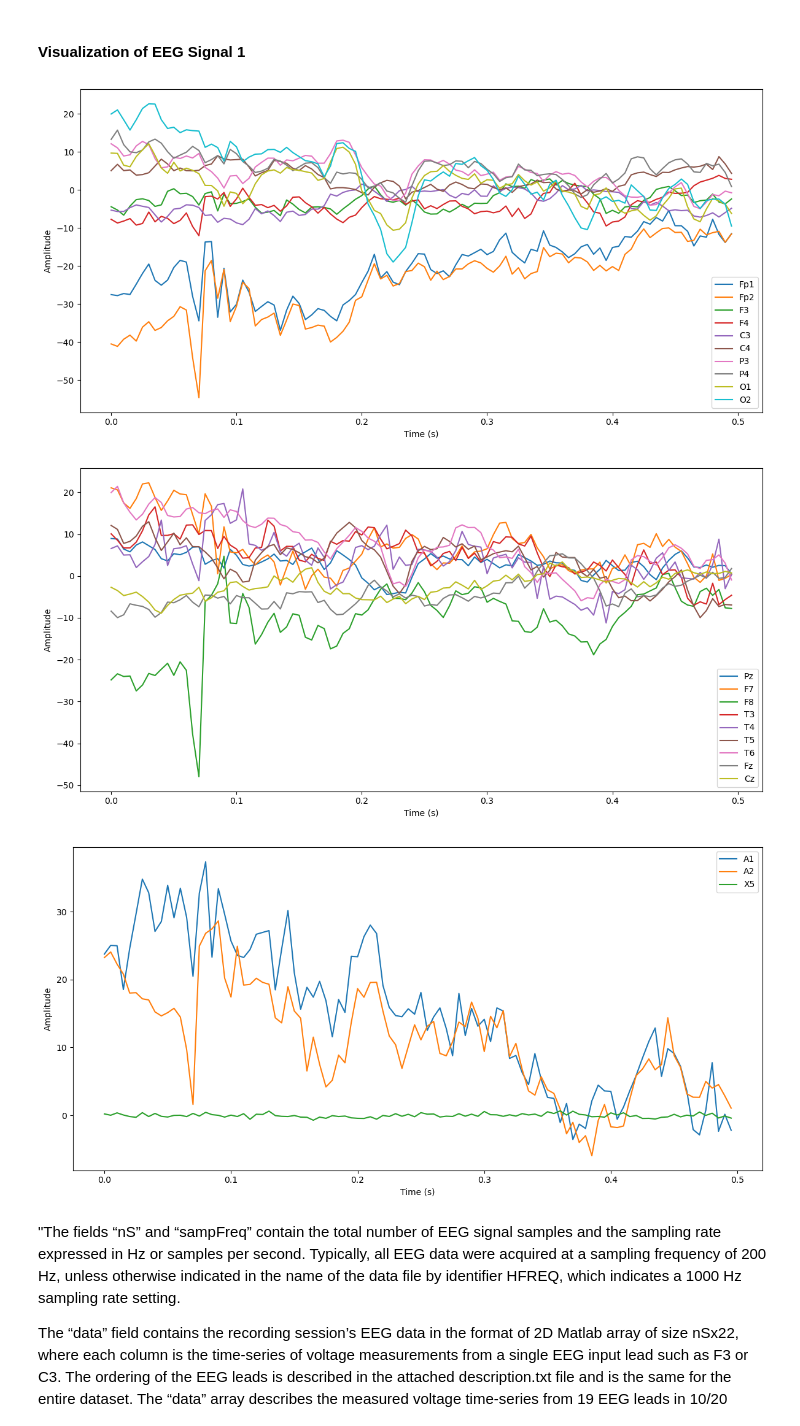
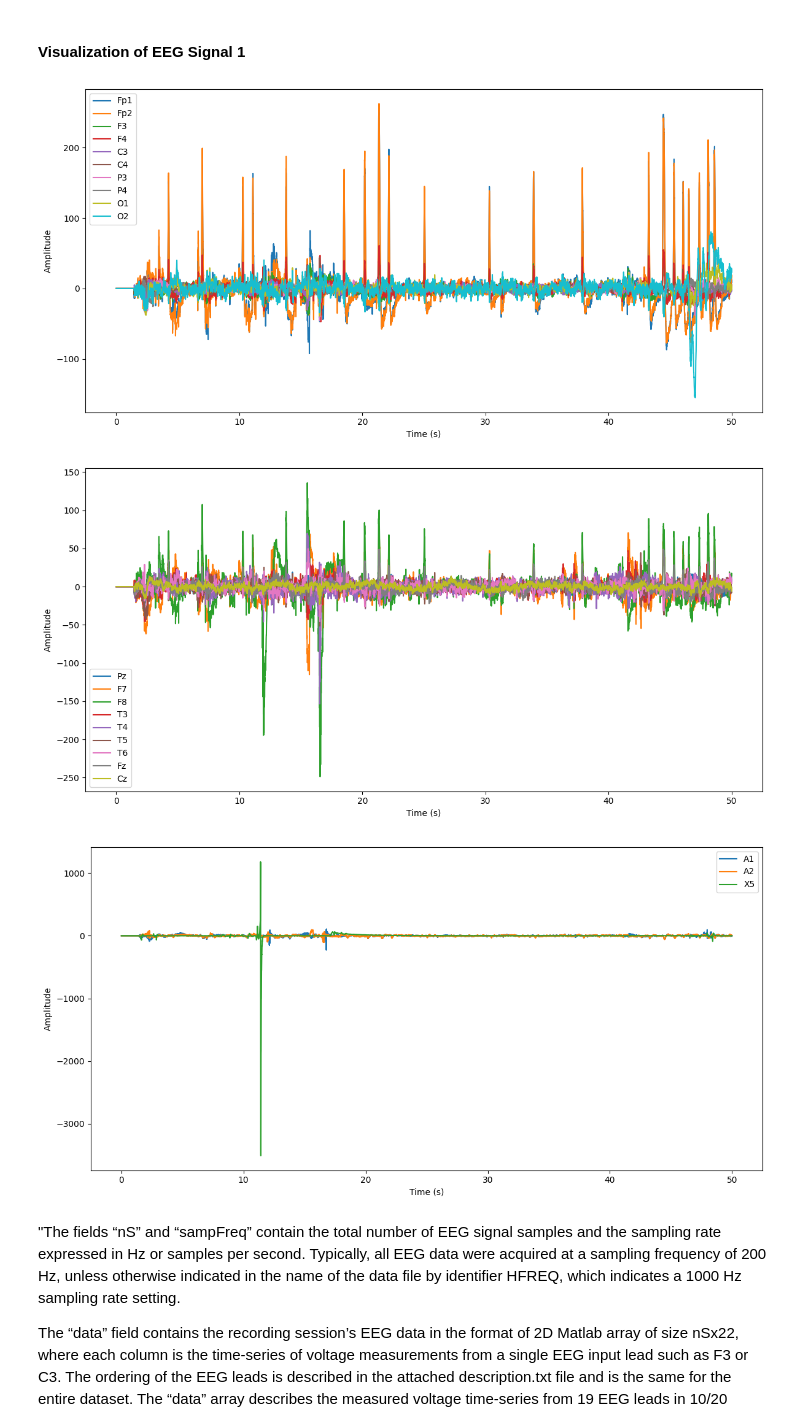
Before and after one commit to eZWALT/ML4HD-Machine-Learning-for-Human-Data, a Jupyter notebook: PROJECT/src/main.ipynb, the cells around one changed output. Saved outputs shown, nothing was run; the diff lists cells and outputs as text; code cells hidden in the pictures.

Commit message:
Covered all kind of signals and improved notebooks, now start EDA, Preprocess and Modelling

```diff
--- a/PROJECT/src/main.ipynb
+++ b/PROJECT/src/main.ipynb
@@ -117,13 +140,13 @@ EEG DATA (first 5 rows):
 # %% [markdown]
 #### Visualization of EEG Signal 1
 # %%
-u.plot_eeg_signals(eeg_data1, first_sample=1000, window_size=100, freq=metadata1["sampling_freq"][0], channels=['Fp1', 'Fp2', 'F3', 'F4', 'C3', 'C4', 'P3', 'P4', 'O1', 'O2'])
-u.plot_eeg_signals(eeg_data1, first_sample=1000, window_size=100, freq=metadata1["sampling_freq"][0], channels=['Pz', 'F7', 'F8', 'T3', 'T4', 'T5', 'T6', 'Fz', 'Cz'])
-u.plot_eeg_signals(eeg_data1, first_sample=1000, window_size=100, freq=metadata1["sampling_freq"][0], channels=['A1', 'A2','X5'])
+u.plot_eeg_signals(eeg_data1, first_sample=0, window_size=10000, freq=metadata1["sampling_freq"][0], channels=['Fp1', 'Fp2', 'F3', 'F4', 'C3', 'C4', 'P3', 'P4', 'O1', 'O2'])
+u.plot_eeg_signals(eeg_data1, first_sample=0, window_size=10000, freq=metadata1["sampling_freq"][0], channels=['Pz', 'F7', 'F8', 'T3', 'T4', 'T5', 'T6', 'Fz', 'Cz'])
+u.plot_eeg_signals(eeg_data1, first_sample=0, window_size=10000, freq=metadata1["sampling_freq"][0], channels=['A1', 'A2','X5'])
 # %% [output]
-[figure, old version]
+[figure, new version]
-[figure, old version]
+[figure, new version]
-[figure, old version]
+[figure, new version]
 # %% [markdown]
 "The fields “nS” and “sampFreq” contain the total number of EEG signal samples and the
 sampling rate expressed in Hz or samples per second. Typically, all EEG data were acquired at a sampling
```
Also changed, not shown: parts of 21 cells of this notebook.
